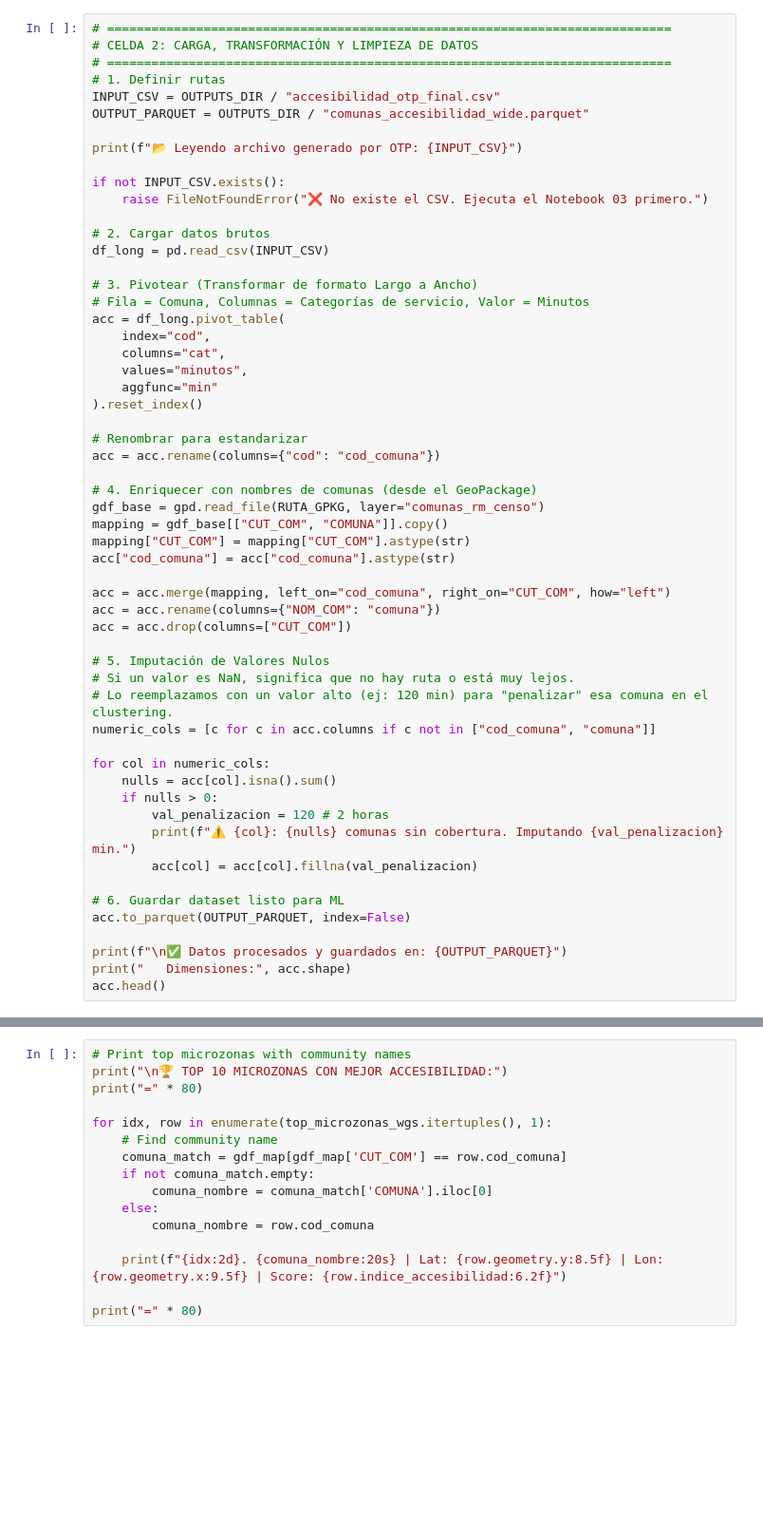
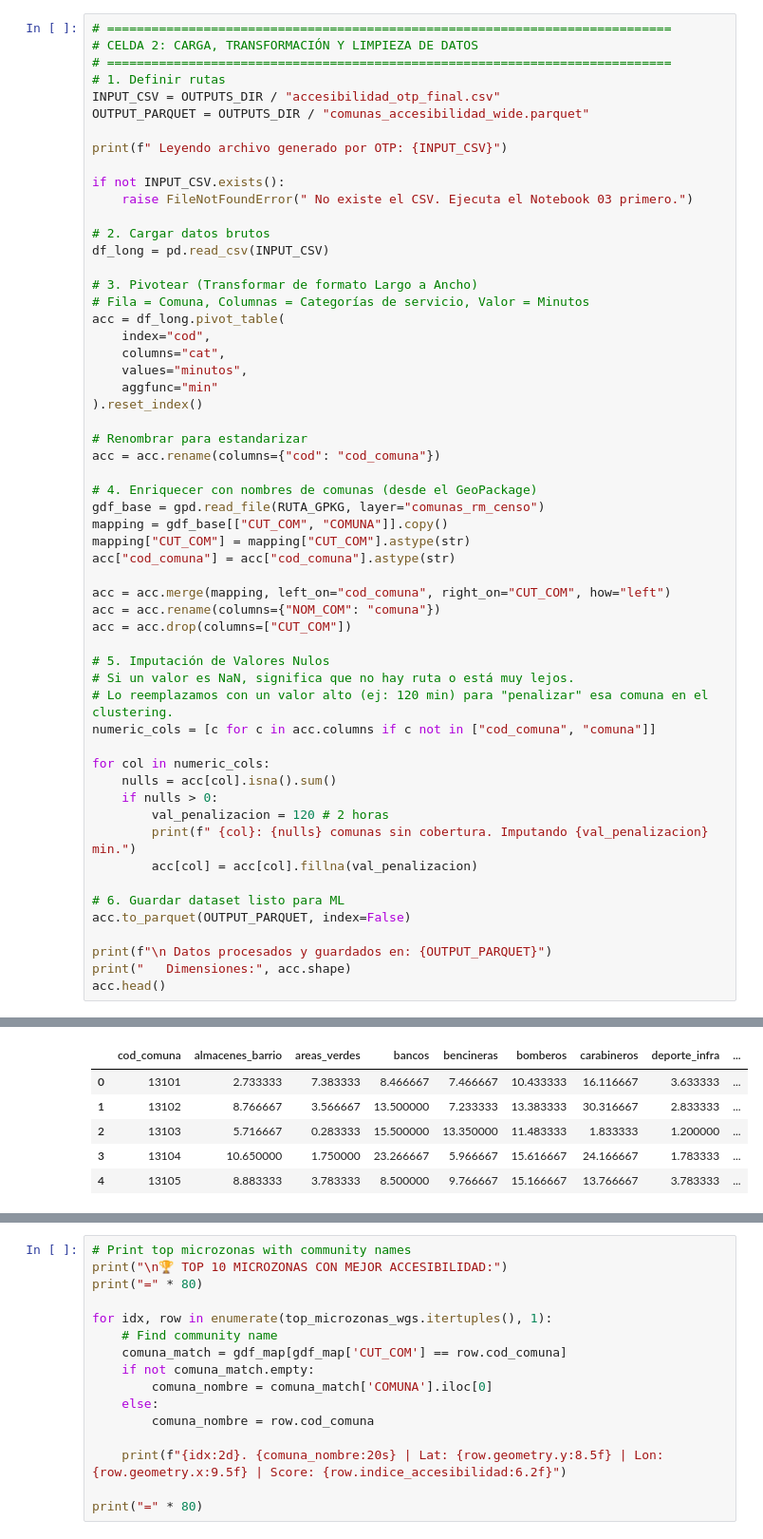
Before and after one commit to valenpy22/geoinformatica-pep2, a Jupyter notebook: proyecto/notebooks/04_machine_learning.ipynb, the cells around one changed output, grey strips where cells are left out. Shown at 95% size. Saved outputs shown, nothing was run; the diff lists cells and outputs as text; blank space fills up the shorter version.

```diff
--- a/proyecto/notebooks/04_machine_learning.ipynb
+++ b/proyecto/notebooks/04_machine_learning.ipynb
@@ -30,10 +37,10 @@ print("✅ Librerías cargadas y entorno configurado.")
 INPUT_CSV = OUTPUTS_DIR / "accesibilidad_otp_final.csv"
 OUTPUT_PARQUET = OUTPUTS_DIR / "comunas_accesibilidad_wide.parquet"
 
-print(f"📂 Leyendo archivo generado por OTP: {INPUT_CSV}")
+print(f" Leyendo archivo generado por OTP: {INPUT_CSV}")
 
 if not INPUT_CSV.exists():
-    raise FileNotFoundError("❌ No existe el CSV. Ejecuta el Notebook 03 primero.")
+    raise FileNotFoundError(" No existe el CSV. Ejecuta el Notebook 03 primero.")
 
 # 2. Cargar datos brutos
 df_long = pd.read_csv(INPUT_CSV)
@@ -69,12 +76,13 @@ for col in numeric_cols:
     nulls = acc[col].isna().sum()
     if nulls > 0:
         val_penalizacion = 120 # 2 horas
-        print(f"⚠️ {col}: {nulls} comunas sin cobertura. Imputando {val_penalizacion} min.")
+        print(f" {col}: {nulls} comunas sin cobertura. Imputando {val_penalizacion} min.")
         acc[col] = acc[col].fillna(val_penalizacion)
 
 # 6. Guardar dataset listo para ML
 acc.to_parquet(OUTPUT_PARQUET, index=False)
 
-print(f"\n✅ Datos procesados y guardados en: {OUTPUT_PARQUET}")
+print(f"\n Datos procesados y guardados en: {OUTPUT_PARQUET}")
 print("   Dimensiones:", acc.shape)
 acc.head()
+# %% [output]
@@ -80,0 +106,6 @@ acc.head()
+|  | cod_comuna | almacenes_barrio | areas_verdes | bancos | bencineras | bomberos | carabineros | deporte_infra | ... |
+| 0 | 13101 | 2.733333 | 7.383333 | 8.466667 | 7.466667 | 10.433333 | 16.116667 | 3.633333 | ... |
+| 1 | 13102 | 8.766667 | 3.566667 | 13.500000 | 7.233333 | 13.383333 | 30.316667 | 2.833333 | ... |
+| 2 | 13103 | 5.716667 | 0.283333 | 15.500000 | 13.350000 | 11.483333 | 1.833333 | 1.200000 | ... |
+| 3 | 13104 | 10.650000 | 1.750000 | 23.266667 | 5.966667 | 15.616667 | 24.166667 | 1.783333 | ... |
+| 4 | 13105 | 8.883333 | 3.783333 | 8.500000 | 9.766667 | 15.166667 | 13.766667 | 3.783333 | ... |
```
Also changed, not shown: parts of 10 cells of this notebook, 4 other files.
